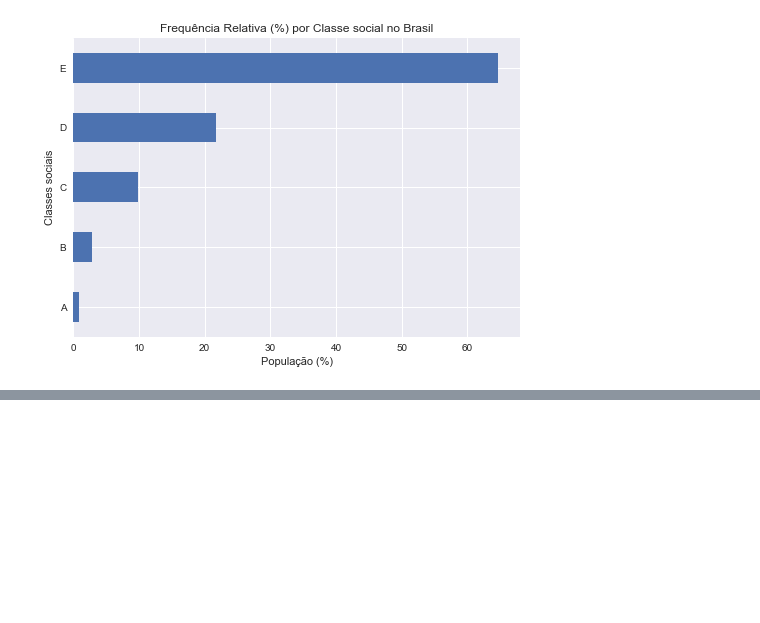
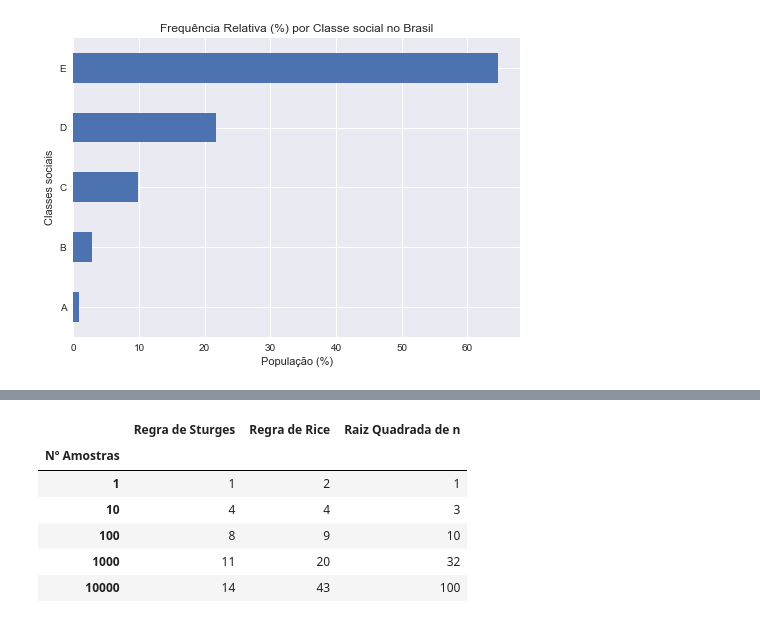
Before and after one commit to paulofreitasnobrega/estatistica-com-python, a Jupyter notebook: aula2-distribuicao-de-frequencia.ipynb, the cells around one changed output, grey strips where cells are left out. Cells and saved outputs as stored; diff of their text form; code cells hidden in the pictures; blank space fills up the shorter version.

```diff
--- a/aula2-distribuicao-de-frequencia.ipynb
+++ b/aula2-distribuicao-de-frequencia.ipynb
@@ -301,0 +338,30 @@ plt.show();
+# %%
+# Gerando serie de amostra: 1, 10, 100, 1000 e 10000
+# Aplicando os calculos de numero de classes (k)
+s = lambda x, y, z: [[int(i),
+                      sturges(i),
+                      rice(i),
+                      sqrt(i)] for i in np.geomspace(x,y,z)]
+
+# DataFrame numero de classes
+df_classes = pd.DataFrame(s(1, 10000, 5))
+
+# Renomeacao de colunas
+df_classes.columns = [
+    'Nº Amostras',
+    'Regra de Sturges',
+    'Regra de Rice',
+    'Raiz Quadrada de n'
+]
+
+# Renomeacao de coluna de indices
+df_classes.set_index('Nº Amostras', inplace=True)
+df_classes.head()
+# %% [output]
+|  | Regra de Sturges | Regra de Rice | Raiz Quadrada de n |
+| Nº Amostras |  |  |  |
+| 1 | 1 | 2 | 1 |
+| 10 | 4 | 4 | 3 |
+| 100 | 8 | 9 | 10 |
+| 1000 | 11 | 20 | 32 |
+| 10000 | 14 | 43 | 100 |
```
Also changed, not shown: parts of 6 cells of this notebook.
